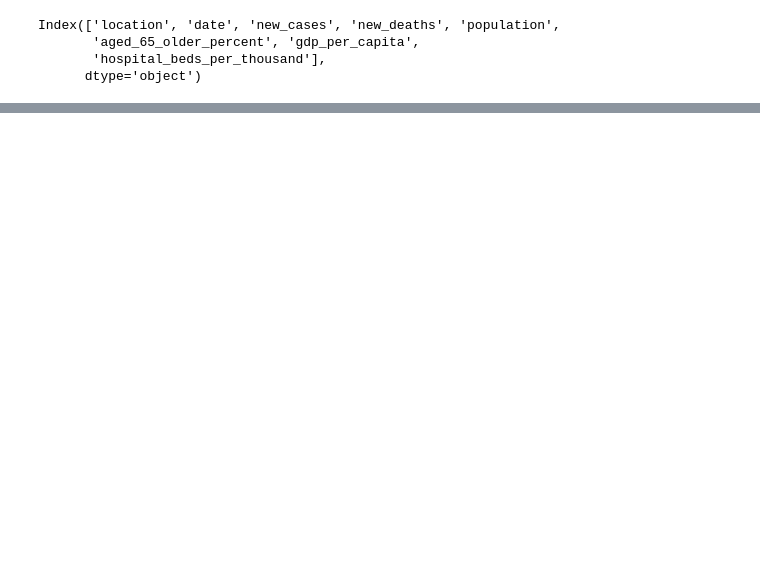
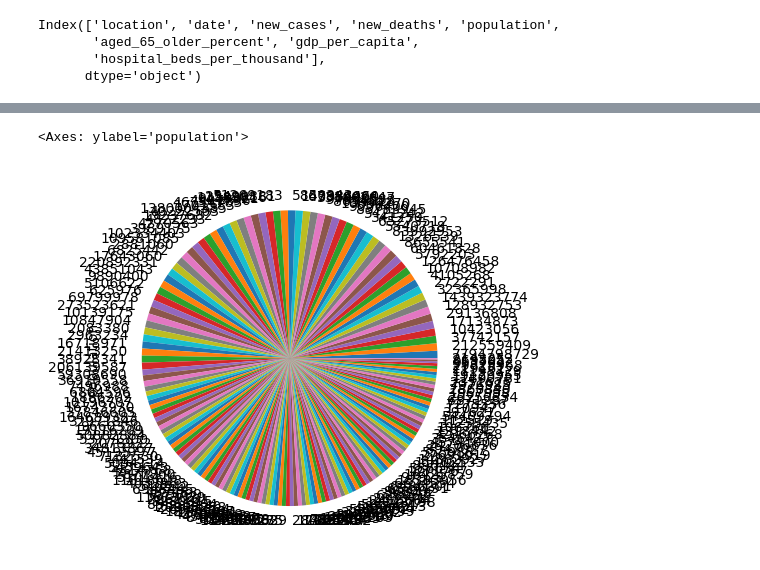
Before and after one commit to Rahul-Chouhan-407/Practice_and_Assignments, a Jupyter notebook: Covid19_Dataset_EDA.ipynb, the cells around one changed output, grey strips where cells are left out. Saved outputs shown, nothing was run; the diff lists cells and outputs as text; code cells hidden in the pictures; blank space fills up the shorter version.

```diff
--- a/Covid19_Dataset_EDA.ipynb
+++ b/Covid19_Dataset_EDA.ipynb
@@ -59,0 +256,5 @@ df.describe()
+# %%
+df['population'].value_counts().plot(kind='pie')
+# %% [output]
+<Axes: ylabel='population'>
+[figure, added]
```
Also changed, not shown: parts of 27 cells of this notebook.
